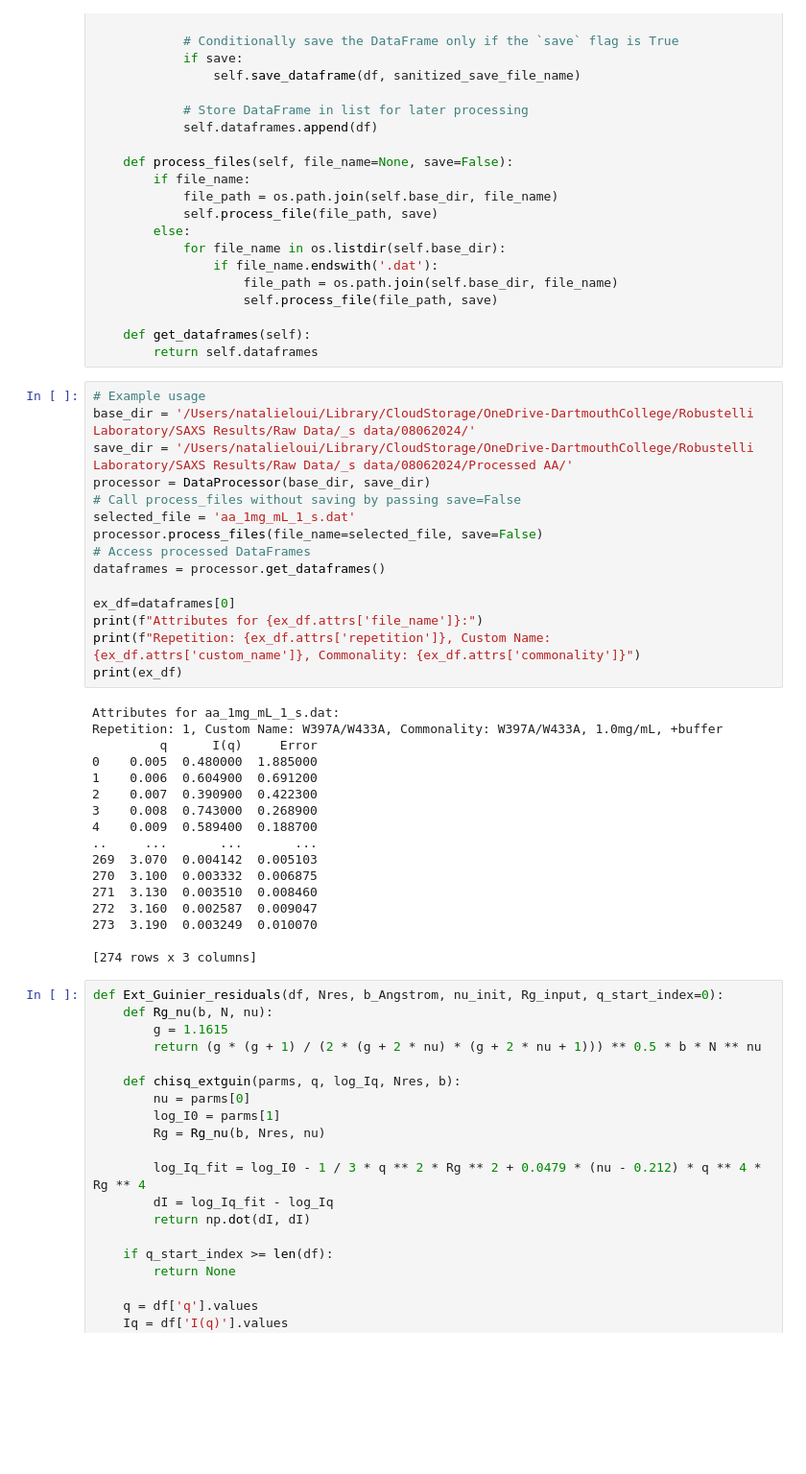
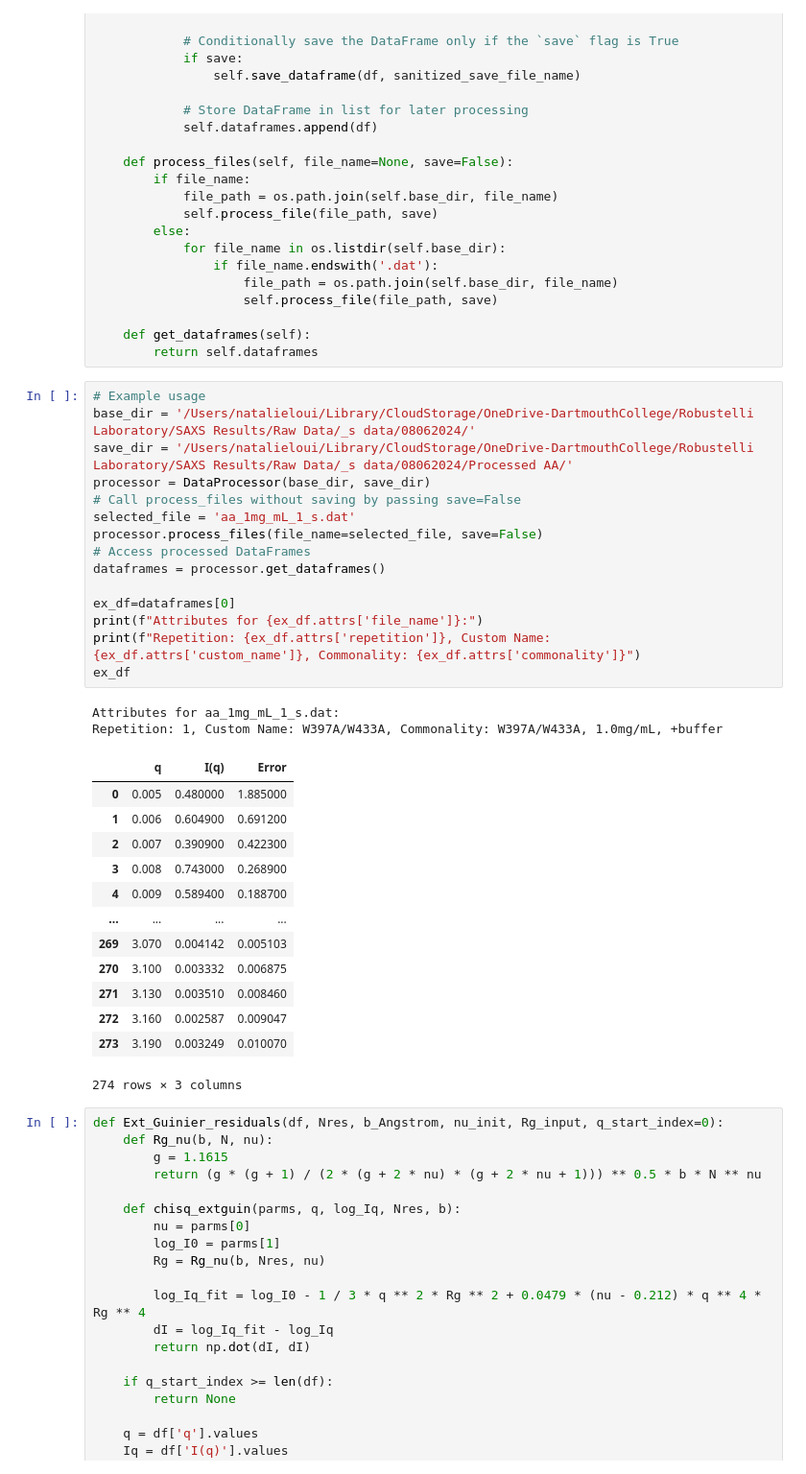
Before and after one commit to Natalie-Loui/Robustelli-Wet-Lab---Analyze-SAXS-Data, a Jupyter notebook: Batch Ext Guinier residuals.ipynb, the cells around one changed output. Shown at 96% size. Cells and saved outputs as stored; diff of their text form; blank space fills up the shorter version.

```diff
--- a/Batch Ext Guinier residuals.ipynb
+++ b/Batch Ext Guinier residuals.ipynb
@@ -137,35 +137,34 @@ class DataProcessor:
 # %%
 # Example usage
 base_dir = '/Users/natalieloui/Library/CloudStorage/OneDrive-DartmouthCollege/Robustelli Laboratory/SAXS Results/Raw Data/_s data/08062024/'
 save_dir = '/Users/natalieloui/Library/CloudStorage/OneDrive-DartmouthCollege/Robustelli Laboratory/SAXS Results/Raw Data/_s data/08062024/Processed AA/'
 processor = DataProcessor(base_dir, save_dir)
 # Call process_files without saving by passing save=False
 selected_file = 'aa_1mg_mL_1_s.dat'
 processor.process_files(file_name=selected_file, save=False)
 # Access processed DataFrames
 dataframes = processor.get_dataframes()
 
 ex_df=dataframes[0]
 print(f"Attributes for {ex_df.attrs['file_name']}:")
 print(f"Repetition: {ex_df.attrs['repetition']}, Custom Name: {ex_df.attrs['custom_name']}, Commonality: {ex_df.attrs['commonality']}")
-print(ex_df)
+ex_df
 # %% [output]
 Attributes for aa_1mg_mL_1_s.dat:
 Repetition: 1, Custom Name: W397A/W433A, Commonality: W397A/W433A, 1.0mg/mL, +buffer
-         q      I(q)     Error
-0    0.005  0.480000  1.885000
-1    0.006  0.604900  0.691200
-2    0.007  0.390900  0.422300
-3    0.008  0.743000  0.268900
-4    0.009  0.589400  0.188700
-..     ...       ...       ...
-269  3.070  0.004142  0.005103
-270  3.100  0.003332  0.006875
-271  3.130  0.003510  0.008460
-272  3.160  0.002587  0.009047
-273  3.190  0.003249  0.010070
-
-[274 rows x 3 columns]
+|  | q | I(q) | Error |
+| 0 | 0.005 | 0.480000 | 1.885000 |
+| 1 | 0.006 | 0.604900 | 0.691200 |
+| 2 | 0.007 | 0.390900 | 0.422300 |
+| 3 | 0.008 | 0.743000 | 0.268900 |
+| 4 | 0.009 | 0.589400 | 0.188700 |
+| ... | ... | ... | ... |
+| 269 | 3.070 | 0.004142 | 0.005103 |
+| 270 | 3.100 | 0.003332 | 0.006875 |
+| 271 | 3.130 | 0.003510 | 0.008460 |
+| 272 | 3.160 | 0.002587 | 0.009047 |
+| 273 | 3.190 | 0.003249 | 0.010070 |
+274 rows × 3 columns
 # %%
 def Ext_Guinier_residuals(df, Nres, b_Angstrom, nu_init, Rg_input, q_start_index=0):
     def Rg_nu(b, N, nu):
```
Also changed, not shown: 1 other file.
